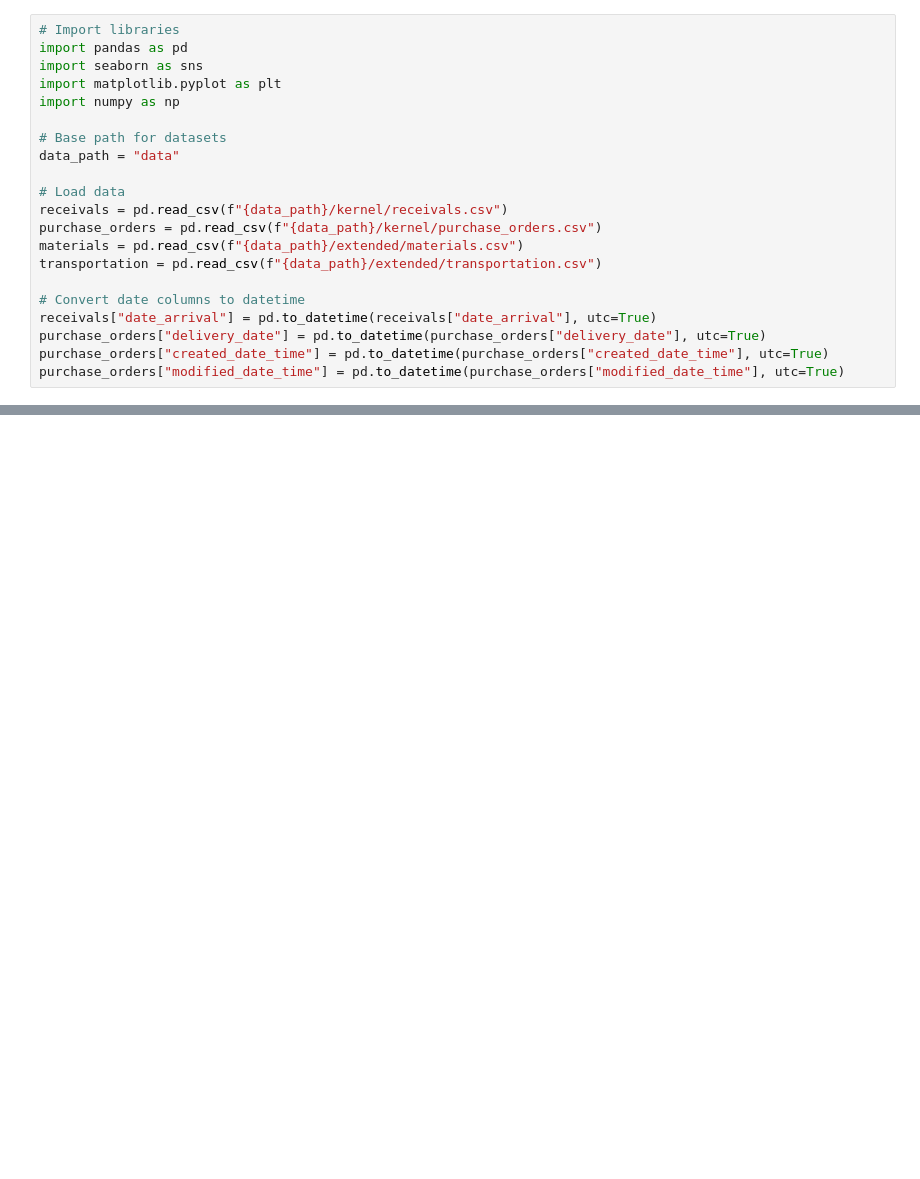
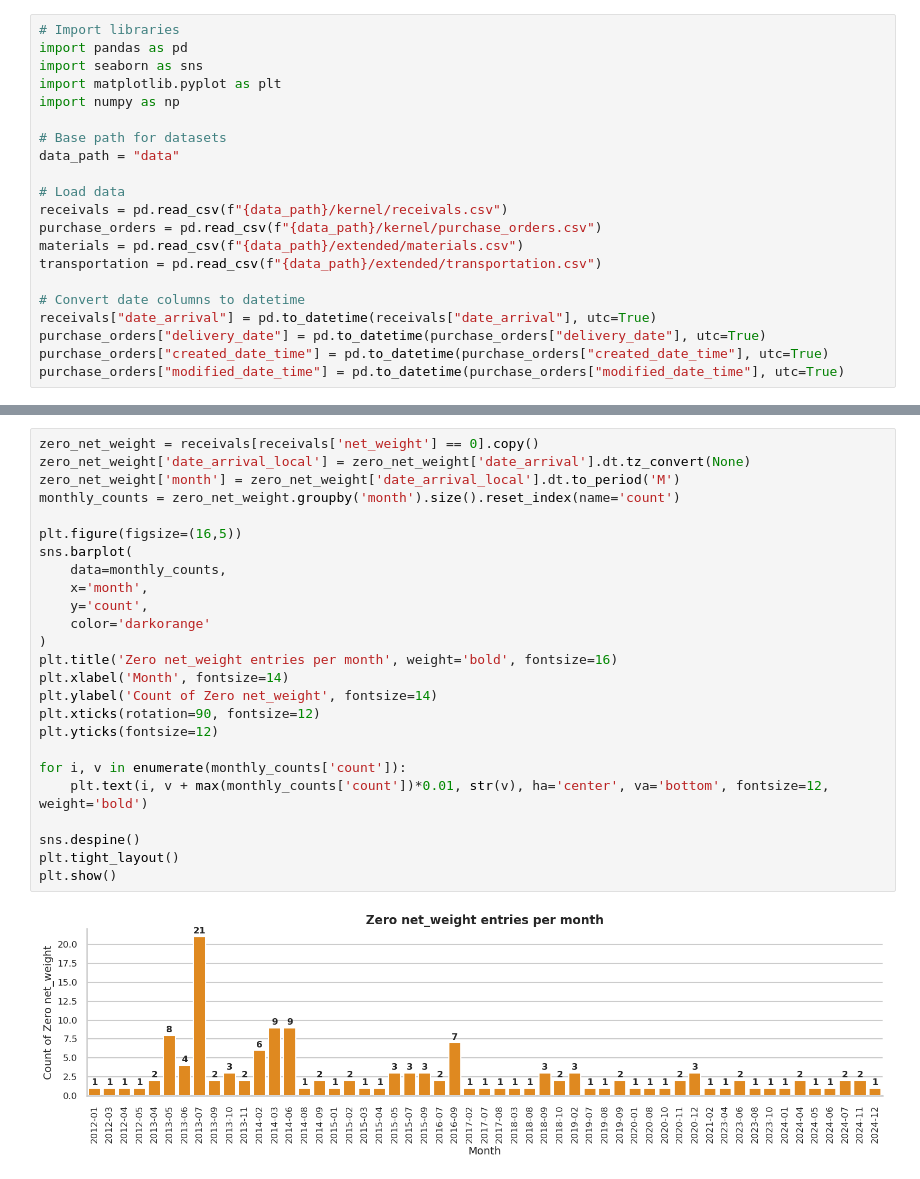
Before and after one commit to siljehj/ML_project, a Jupyter notebook: Report.ipynb, the cells around one changed output, grey strips where cells are left out. Cells and saved outputs as stored; diff of their text form; blank space fills up the shorter version.

Commit message:
Add: Check if data is intuitive

```diff
--- a/Report.ipynb
+++ b/Report.ipynb
@@ -32,0 +130,27 @@ purchase_orders["modified_date_time"] = pd.to_datetime(purchase_orders["modified
+# %%
+zero_net_weight = receivals[receivals['net_weight'] == 0].copy()
+zero_net_weight['date_arrival_local'] = zero_net_weight['date_arrival'].dt.tz_convert(None)
+zero_net_weight['month'] = zero_net_weight['date_arrival_local'].dt.to_period('M')
+monthly_counts = zero_net_weight.groupby('month').size().reset_index(name='count')
+
+plt.figure(figsize=(16,5))
+sns.barplot(
+    data=monthly_counts,
+    x='month',
+    y='count',
+    color='darkorange'
+)
+plt.title('Zero net_weight entries per month', weight='bold', fontsize=16)
+plt.xlabel('Month', fontsize=14)
+plt.ylabel('Count of Zero net_weight', fontsize=14)
+plt.xticks(rotation=90, fontsize=12)
+plt.yticks(fontsize=12)
+
+for i, v in enumerate(monthly_counts['count']):
+    plt.text(i, v + max(monthly_counts['count'])*0.01, str(v), ha='center', va='bottom', fontsize=12, weight='bold')
+
+sns.despine()
+plt.tight_layout()
+plt.show()
+# %% [output]
+[figure, added]
```
Also changed, not shown: parts of 31 cells of this notebook, 1 other file.
